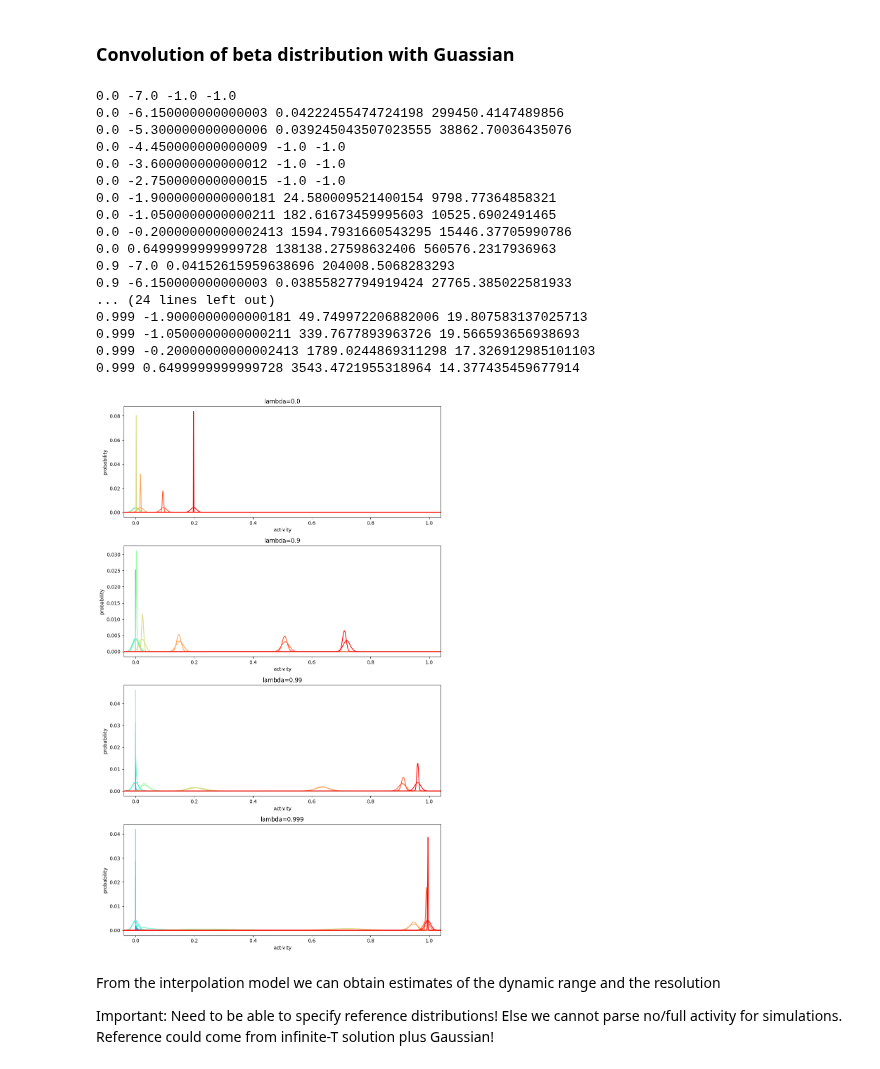
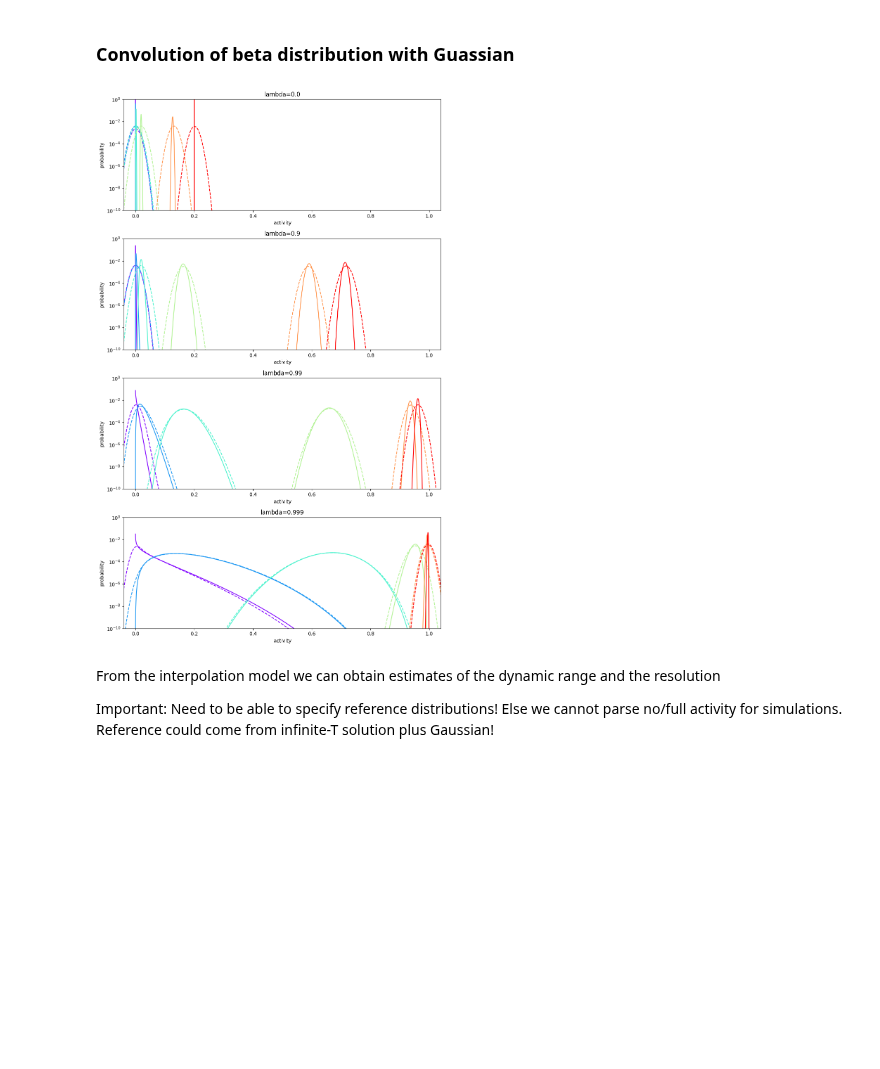
Before and after one commit to sahelazizpour/Finite-Observation-Dynamic-Range, a Jupyter notebook: 0_update/analysis.ipynb, the cells around one changed output. Cells and saved outputs as stored; diff of their text form; code cells hidden in the pictures; blank space fills up the shorter version.

```diff
--- a/0_update/analysis.ipynb
+++ b/0_update/analysis.ipynb
@@ -10,3 +10,7 @@ import pandas as pd
 # %%
 # global parameters
 dt=1
+epsilon=0.2
+sigma=0.01
+N=int(1e4)
+mu=0.2
@@ -307,8 +307,15 @@ from sklearn.preprocessing import MinMaxScaler
 def get_data(dataframe, shuffle=1234):
     # x data is a stack of the columns (window, lam, h)
     X = dataframe[["window", "lam", "h"]].values
+    # transform into log space
+    X[:,0] = np.log10(X[:,0])
+    X[:,1] = np.log10(1-X[:,1])
+    X[:,2] = np.log10(X[:,2])
     # y data is a stack of the columns (a, b, loc, scale)
     Y = dataframe[["a", "b", "loc", "scale"]].values
+    # transform a, b, into log space
+    Y[:,0] = np.log10(Y[:,0])
+    Y[:,1] = np.log10(Y[:,1])
     print(X.shape, Y.shape)
     # shuffle with random mask
     mask = np.arange(len(X))
@@ -469,21 +486,18 @@ NameError: name 'get_data' is not defined
 # %% [markdown]
 ### Convolution of beta distribution with Guassian
 # %%
-N = 1e4
 delta = 1/N
-sigma=1e-2
-
 support = np.arange(0, 1+4*sigma, delta)
 support = np.concatenate((-support[::-1], support[1:]))
 
-def pmf(h, epsilon, verbose=False):
+def ml_pmf(window, lam, h, verbose=False):
     # distribution is given by Beta-distribution specified by a and b
-    X = np.log(np.array([h,epsilon]))
+    X = np.log10(np.array([window, 1-lam, h]))
     X_scaled = X_scaler.transform(X.reshape(-1,1).T)
     Y_scaled = model(torch.from_numpy(X_scaled).float()).detach().numpy()
-    loga,logb = Y_scaler.inverse_transform(Y_scaled).T.reshape(-1)
-    a,b = np.exp(loga), np.exp(logb)
-    pmf_beta = stats.beta.pdf(support, a, b)*delta
+    log10a, log10b, loc, scale = Y_scaler.inverse_transform(Y_scaled).T.reshape(-1)
+    a,b = 10**log10a, 10**log10b
+    pmf_beta = stats.beta.pdf(support, a, b, loc=loc, scale=scale)*delta
     # check for special cases with vanishing pmf
     if np.sum(pmf_beta) < 0.5:
         print(f'ERROR: (a,b)=({a},{b}) vanishing beta distribution with sum(pmf)={np.sum(pmf_beta)}')
@@ -502,50 +516,30 @@ def pmf(h, epsilon, verbose=False):
 # %%
 from matplotlib.pyplot import cm
 
 # plot resulting distributions for different values of h and epsilon
 list_lam = [0.0, 0.9, 0.99, 0.999]
 fig, axes = plt.subplots(len(list_lam),1, figsize=(10, 4*len(list_lam)))
 
-list_hs = np.logspace(-3,2,10)
+list_hs = 10**np.linspace(-4, 1, 6)
 for (i,lam) in enumerate(list_lam):
     color = iter(cm.rainbow(np.linspace(0, 1, len(list_hs))))
-    beta_params = load_beta_params(filename(path_beta_params, 1-lam, sub_typ, window, realization))
-    list_loghs = beta_params['logh'][::17]
-    for logh in list_loghs:
+    for h in list_hs:
+        a,b,loc,scale = df.loc[ (df['window']==1) & (df['lam']==lam) & (df['h']==h) ].values[0][4:]
         c = next(color)
-        # from data as closest match
-        beta_h = beta_h = beta_params.loc[ beta_params['logh'] == logh ]
-        a,b = beta_h['a'].values[0], beta_h['b'].values[0]
-        pmf_beta = stats.beta.pdf(support, a, b)*delta
+        pmf_beta = stats.beta.pdf(support, a, b, loc=loc, scale=scale)*delta
         axes[i].plot(support, pmf_beta, color=c)
-        print(lam, logh, a, b)
-        # from ML
-        pmf_ml = pmf(np.exp(logh), 1-lam)
-        axes[i].plot(support, pmf_ml, color=c)
+        # from ML dashed
+        pmf_ml = ml_pmf(window, lam, h)
+        axes[i].plot(support, pmf_ml, color=c, linestyle='--')
         axes[i].set_xlim(0-4*sigma,1+4*sigma)
         axes[i].set_xlabel("activity")
         axes[i].set_ylabel("probability")
         axes[i].set_title("lambda={}".format(lam))
+        axes[i].set_yscale("log")
+        axes[i].set_ylim(1e-10, 1e0)
 plt.tight_layout()
 # %% [output]
-0.0 -7.0 -1.0 -1.0
-0.0 -6.150000000000003 0.04222455474724198 299450.4147489856
-0.0 -5.300000000000006 0.039245043507023555 38862.70036435076
-0.0 -4.450000000000009 -1.0 -1.0
-0.0 -3.600000000000012 -1.0 -1.0
-0.0 -2.750000000000015 -1.0 -1.0
-0.0 -1.9000000000000181 24.580009521400154 9798.77364858321
-0.0 -1.0500000000000211 182.61673459995603 10525.6902491465
-0.0 -0.20000000000002413 1594.7931660543295 15446.37705990786
-0.0 0.6499999999999728 138138.27598632406 560576.2317936963
-0.9 -7.0 0.04152615959638696 204008.5068283293
-0.9 -6.150000000000003 0.03855827794919424 27765.385022581933
-... (24 lines left out)
-0.999 -1.9000000000000181 49.749972206882006 19.807583137025713
-0.999 -1.0500000000000211 339.7677893963726 19.566593656938693
-0.999 -0.20000000000002413 1789.0244869311298 17.326912985101103
-0.999 0.6499999999999728 3543.4721955318964 14.377435459677914
-[figure, old version]
+[figure, new version]
 # %% [markdown]
 From the interpolation model we can obtain estimates of the dynamic range and the resolution
 
```
Also changed, not shown: parts of 15 cells of this notebook.
